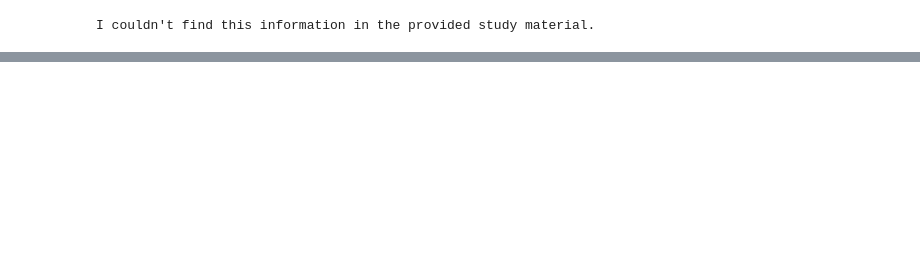
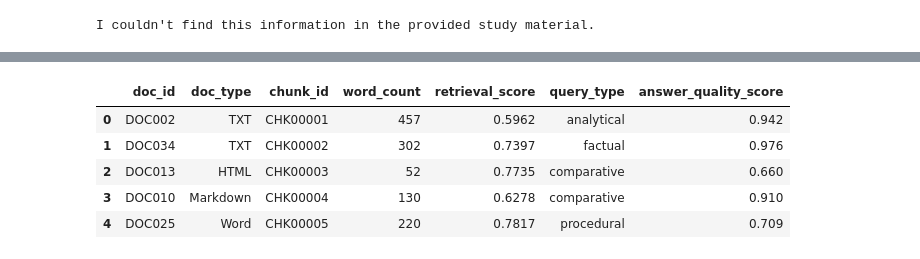
Before and after one commit to bhawani-15/StudyMate-Academic-AI-Assistant, a Jupyter notebook: Rag.ipynb, the cells around one changed output, grey strips where cells are left out. Drawn from its saved outputs; the diff is of its cells as text; code cells hidden in the pictures; blank space fills up the shorter version.

```diff
--- a/Rag.ipynb
+++ b/Rag.ipynb
@@ -328,0 +337,16 @@ Page: 4.0
+# %%
+import pandas as pd
+import numpy as np
+import matplotlib.pyplot as plt
+import seaborn as sns
+
+df = pd.read_csv("dataset.csv")
+
+df.head()
+# %% [output]
+|  | doc_id | doc_type | chunk_id | word_count | retrieval_score | query_type | answer_quality_score |
+| 0 | DOC002 | TXT | CHK00001 | 457 | 0.5962 | analytical | 0.942 |
+| 1 | DOC034 | TXT | CHK00002 | 302 | 0.7397 | factual | 0.976 |
+| 2 | DOC013 | HTML | CHK00003 | 52 | 0.7735 | comparative | 0.660 |
+| 3 | DOC010 | Markdown | CHK00004 | 130 | 0.6278 | comparative | 0.910 |
+| 4 | DOC025 | Word | CHK00005 | 220 | 0.7817 | procedural | 0.709 |
```
Also changed, not shown: parts of 10 cells of this notebook, 2 other files.
